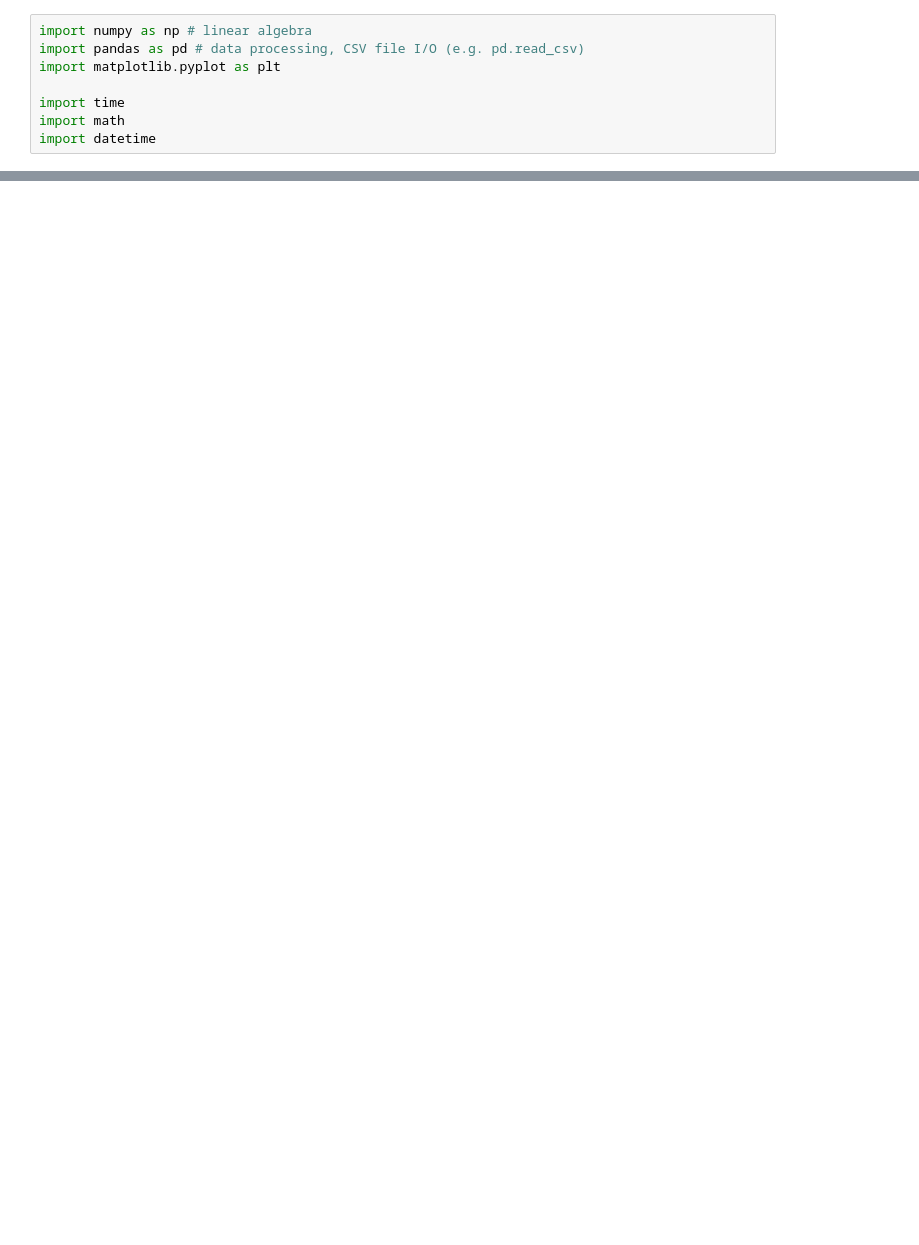
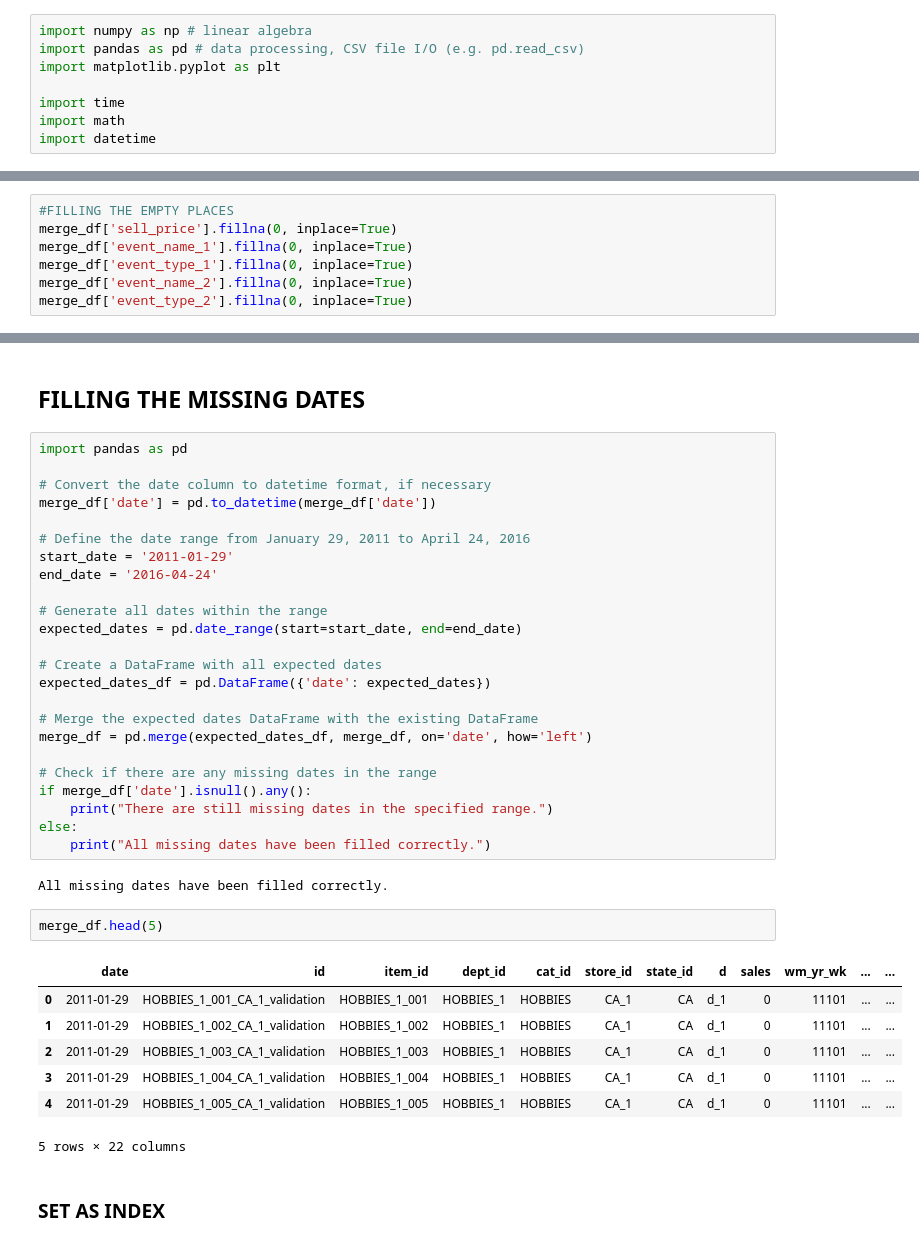
Before and after one commit to jonasge1992/walmart, a Jupyter notebook: datacleaning.ipynb, the cells around one changed output, grey strips where cells are left out. Drawn from its saved outputs; the diff is of its cells as text; blank space fills up the shorter version.

```diff
--- a/datacleaning.ipynb
+++ b/datacleaning.ipynb
@@ -136,0 +48,7 @@ print("Quantity:", quantity_duplicated_values)
+# %%
+#FILLING THE EMPTY PLACES
+merge_df['sell_price'].fillna(0, inplace=True)
+merge_df['event_name_1'].fillna(0, inplace=True)
+merge_df['event_type_1'].fillna(0, inplace=True)
+merge_df['event_name_2'].fillna(0, inplace=True)
+merge_df['event_type_2'].fillna(0, inplace=True)
@@ -136,0 +142,40 @@ print("Quantity:", quantity_duplicated_values)
+# %% [markdown]
+## FILLING THE MISSING DATES
+# %%
+import pandas as pd
+
+# Convert the date column to datetime format, if necessary
+merge_df['date'] = pd.to_datetime(merge_df['date'])
+
+# Define the date range from January 29, 2011 to April 24, 2016
+start_date = '2011-01-29'
+end_date = '2016-04-24'
+
+# Generate all dates within the range
+expected_dates = pd.date_range(start=start_date, end=end_date)
+
+# Create a DataFrame with all expected dates
+expected_dates_df = pd.DataFrame({'date': expected_dates})
+
+# Merge the expected dates DataFrame with the existing DataFrame
+merge_df = pd.merge(expected_dates_df, merge_df, on='date', how='left')
+
+# Check if there are any missing dates in the range
+if merge_df['date'].isnull().any():
+    print("There are still missing dates in the specified range.")
+else:
+    print("All missing dates have been filled correctly.")
+# %% [output]
+All missing dates have been filled correctly.
+# %%
+merge_df.head(5)
+# %% [output]
+|  | date | id | item_id | dept_id | cat_id | store_id | state_id | d | sales | wm_yr_wk | ... | ... |
+| 0 | 2011-01-29 | HOBBIES_1_001_CA_1_validation | HOBBIES_1_001 | HOBBIES_1 | HOBBIES | CA_1 | CA | d_1 | 0 | 11101 | ... | ... |
+| 1 | 2011-01-29 | HOBBIES_1_002_CA_1_validation | HOBBIES_1_002 | HOBBIES_1 | HOBBIES | CA_1 | CA | d_1 | 0 | 11101 | ... | ... |
+| 2 | 2011-01-29 | HOBBIES_1_003_CA_1_validation | HOBBIES_1_003 | HOBBIES_1 | HOBBIES | CA_1 | CA | d_1 | 0 | 11101 | ... | ... |
+| 3 | 2011-01-29 | HOBBIES_1_004_CA_1_validation | HOBBIES_1_004 | HOBBIES_1 | HOBBIES | CA_1 | CA | d_1 | 0 | 11101 | ... | ... |
+| 4 | 2011-01-29 | HOBBIES_1_005_CA_1_validation | HOBBIES_1_005 | HOBBIES_1 | HOBBIES | CA_1 | CA | d_1 | 0 | 11101 | ... | ... |
+5 rows × 22 columns
+# %% [markdown]
+### SET AS INDEX
```
Also changed, not shown: parts of 35 cells of this notebook, 2 other files.
